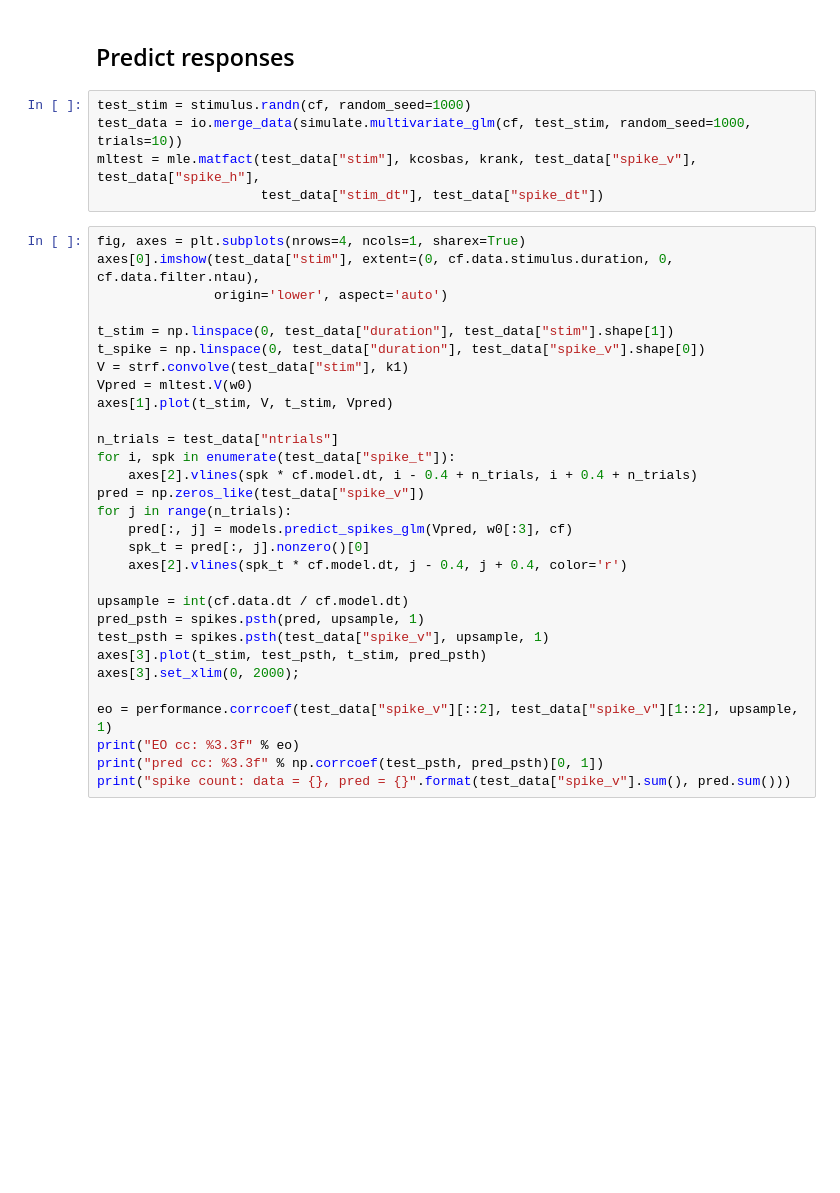
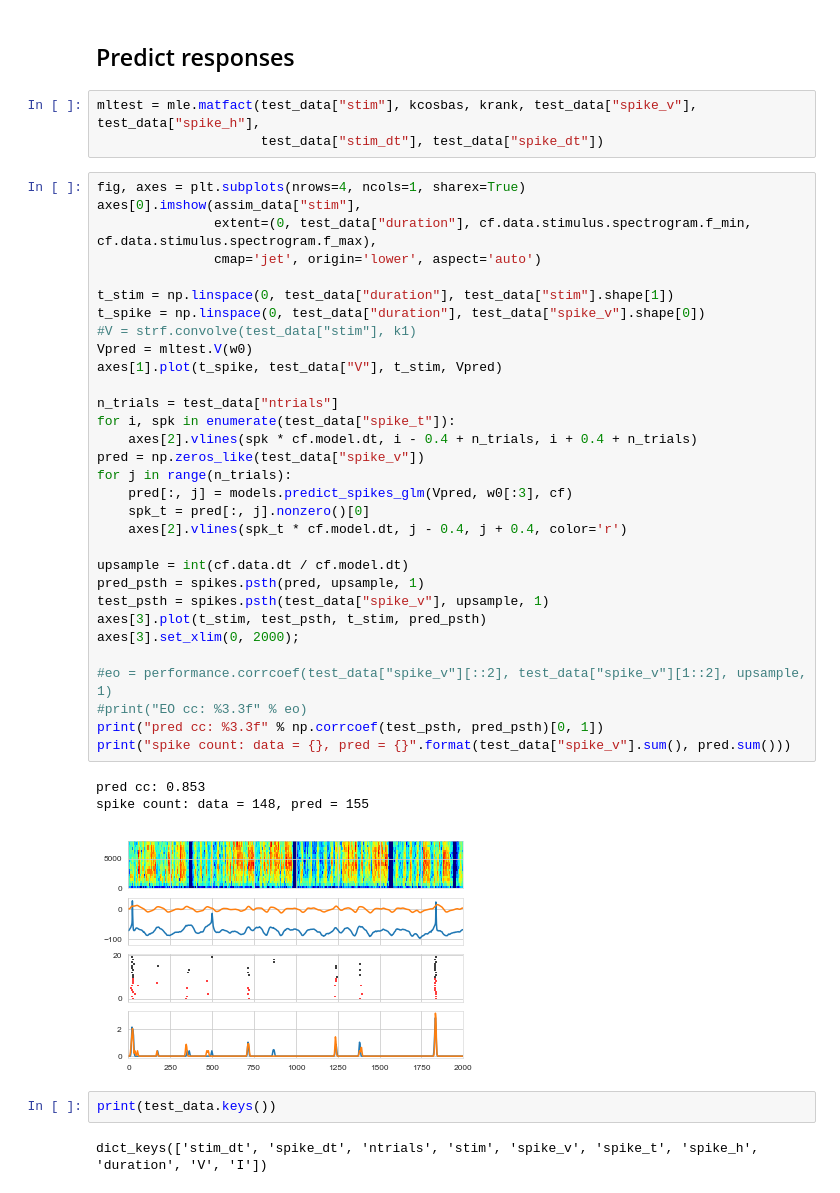
Before and after one commit to melizalab/dstrf, a Jupyter notebook: notebooks/demos/5_glm_song_biocm.ipynb, the cells around one changed output. Saved outputs shown, nothing was run; the diff lists cells and outputs as text; blank space fills up the shorter version.

```diff
--- a/notebooks/demos/5_glm_song_biocm.ipynb
+++ b/notebooks/demos/5_glm_song_biocm.ipynb
@@ -179,37 +209,44 @@ axes[1, 1].set_title("MLE")
 # %% [markdown]
 ## Predict responses
 # %%
-test_stim = stimulus.randn(cf, random_seed=1000)
-test_data = io.merge_data(simulate.multivariate_glm(cf, test_stim, random_seed=1000, trials=10))
 mltest = mle.matfact(test_data["stim"], kcosbas, krank, test_data["spike_v"], test_data["spike_h"],
                      test_data["stim_dt"], test_data["spike_dt"])
 # %%
 fig, axes = plt.subplots(nrows=4, ncols=1, sharex=True)
-axes[0].imshow(test_data["stim"], extent=(0, cf.data.stimulus.duration, 0, cf.data.filter.ntau),
-               origin='lower', aspect='auto')
+axes[0].imshow(assim_data["stim"],
+               extent=(0, test_data["duration"], cf.data.stimulus.spectrogram.f_min, cf.data.stimulus.spectrogram.f_max),
+               cmap='jet', origin='lower', aspect='auto')
 
 t_stim = np.linspace(0, test_data["duration"], test_data["stim"].shape[1])
 t_spike = np.linspace(0, test_data["duration"], test_data["spike_v"].shape[0])
-V = strf.convolve(test_data["stim"], k1)
+#V = strf.convolve(test_data["stim"], k1)
 Vpred = mltest.V(w0)
-axes[1].plot(t_stim, V, t_stim, Vpred)
+axes[1].plot(t_spike, test_data["V"], t_stim, Vpred)
 
 n_trials = test_data["ntrials"]
 for i, spk in enumerate(test_data["spike_t"]):
     axes[2].vlines(spk * cf.model.dt, i - 0.4 + n_trials, i + 0.4 + n_trials)
 pred = np.zeros_like(test_data["spike_v"])
 for j in range(n_trials):
     pred[:, j] = models.predict_spikes_glm(Vpred, w0[:3], cf)
     spk_t = pred[:, j].nonzero()[0]
     axes[2].vlines(spk_t * cf.model.dt, j - 0.4, j + 0.4, color='r')
 
 upsample = int(cf.data.dt / cf.model.dt)
 pred_psth = spikes.psth(pred, upsample, 1)
 test_psth = spikes.psth(test_data["spike_v"], upsample, 1)
 axes[3].plot(t_stim, test_psth, t_stim, pred_psth)
 axes[3].set_xlim(0, 2000);
 
-eo = performance.corrcoef(test_data["spike_v"][::2], test_data["spike_v"][1::2], upsample, 1)
-print("EO cc: %3.3f" % eo)
+#eo = performance.corrcoef(test_data["spike_v"][::2], test_data["spike_v"][1::2], upsample, 1)
+#print("EO cc: %3.3f" % eo)
 print("pred cc: %3.3f" % np.corrcoef(test_psth, pred_psth)[0, 1])
 print("spike count: data = {}, pred = {}".format(test_data["spike_v"].sum(), pred.sum()))
+# %% [output]
+pred cc: 0.853
+spike count: data = 148, pred = 155
+[figure, added]
+# %%
+print(test_data.keys())
+# %% [output]
+dict_keys(['stim_dt', 'spike_dt', 'ntrials', 'stim', 'spike_v', 'spike_t', 'spike_h', 'duration', 'V', 'I'])
```
Also changed, not shown: parts of 7 cells of this notebook, 1 other file.
